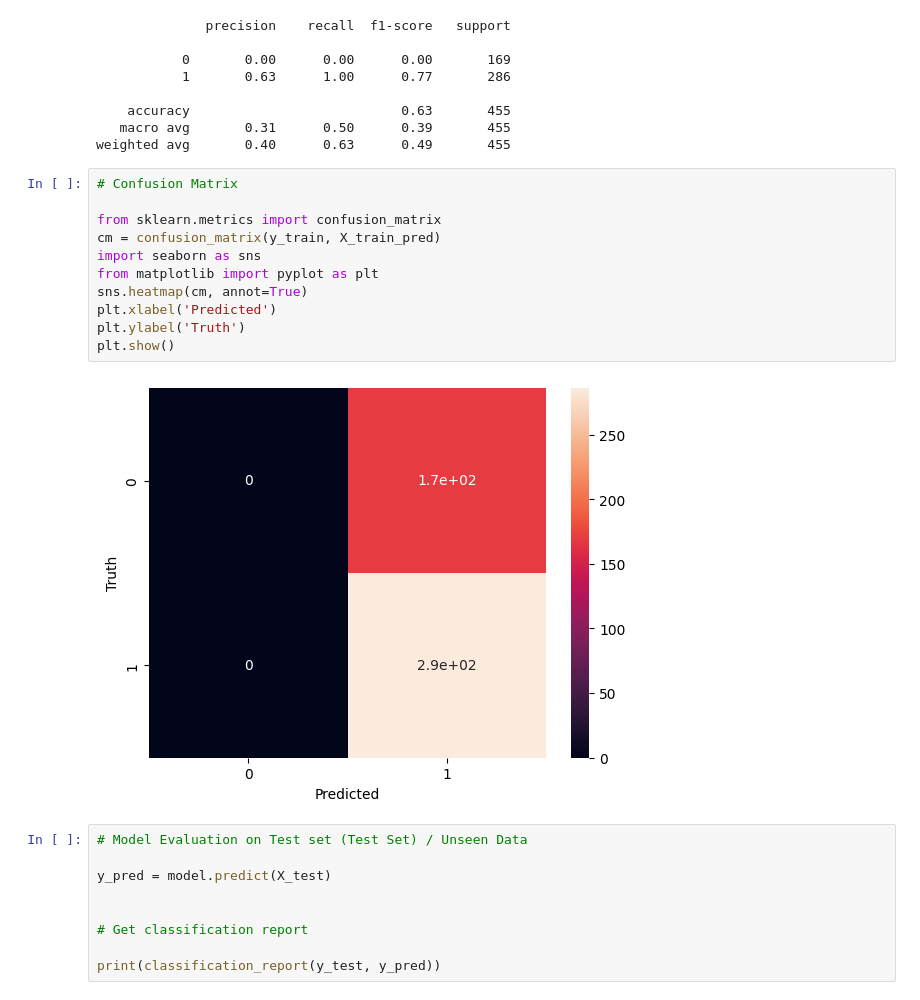
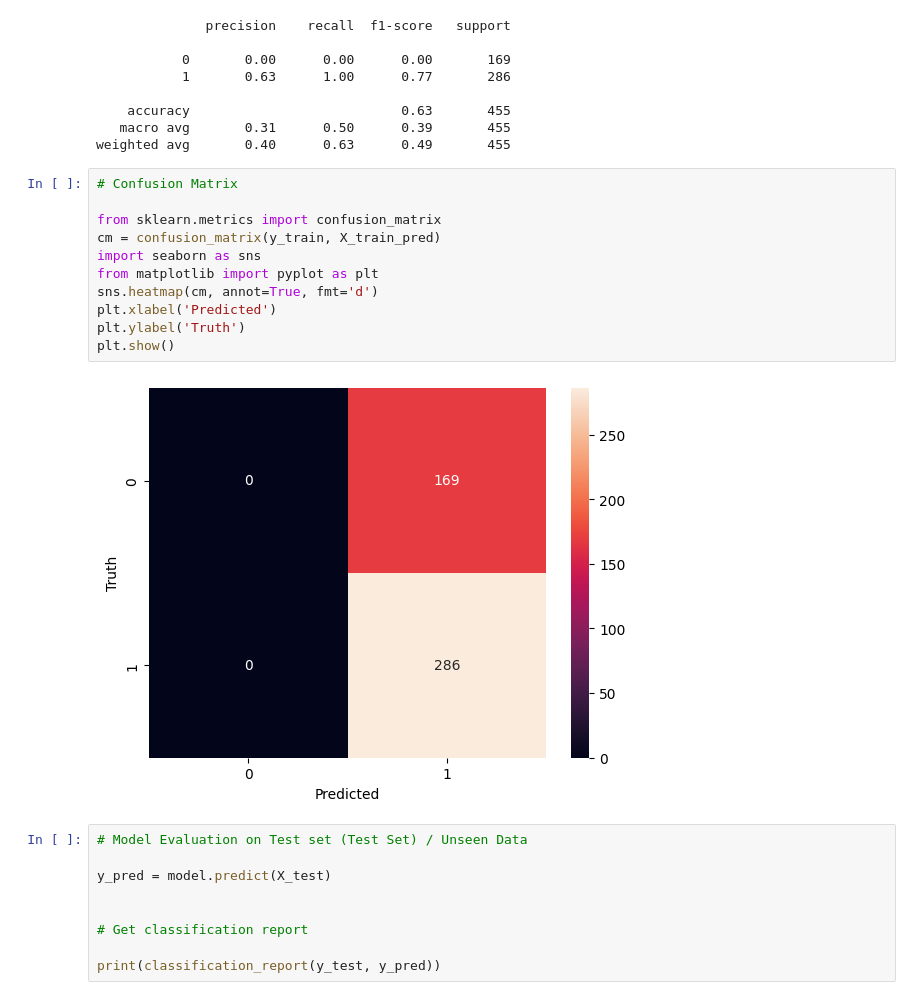
Before and after one commit to lovnishverma/Python-Getting-Started, a Jupyter notebook: LET'S_UNDERFIT.ipynb, the cells around one changed output. Saved outputs shown, nothing was run; the diff lists cells and outputs as text.

```diff
--- a/LET'S_UNDERFIT.ipynb
+++ b/LET'S_UNDERFIT.ipynb
@@ -111,16 +111,16 @@ weighted avg       0.40      0.63      0.49       455
 # %%
 # Confusion Matrix
 
 from sklearn.metrics import confusion_matrix
 cm = confusion_matrix(y_train, X_train_pred)
 import seaborn as sns
 from matplotlib import pyplot as plt
-sns.heatmap(cm, annot=True)
+sns.heatmap(cm, annot=True, fmt='d')
 plt.xlabel('Predicted')
 plt.ylabel('Truth')
 plt.show()
 # %% [output]
-[figure, old version]
+[figure, new version]
 # %%
 # Model Evaluation on Test set (Test Set) / Unseen Data
 
```
Also changed, not shown: parts of 1 cell of this notebook.
